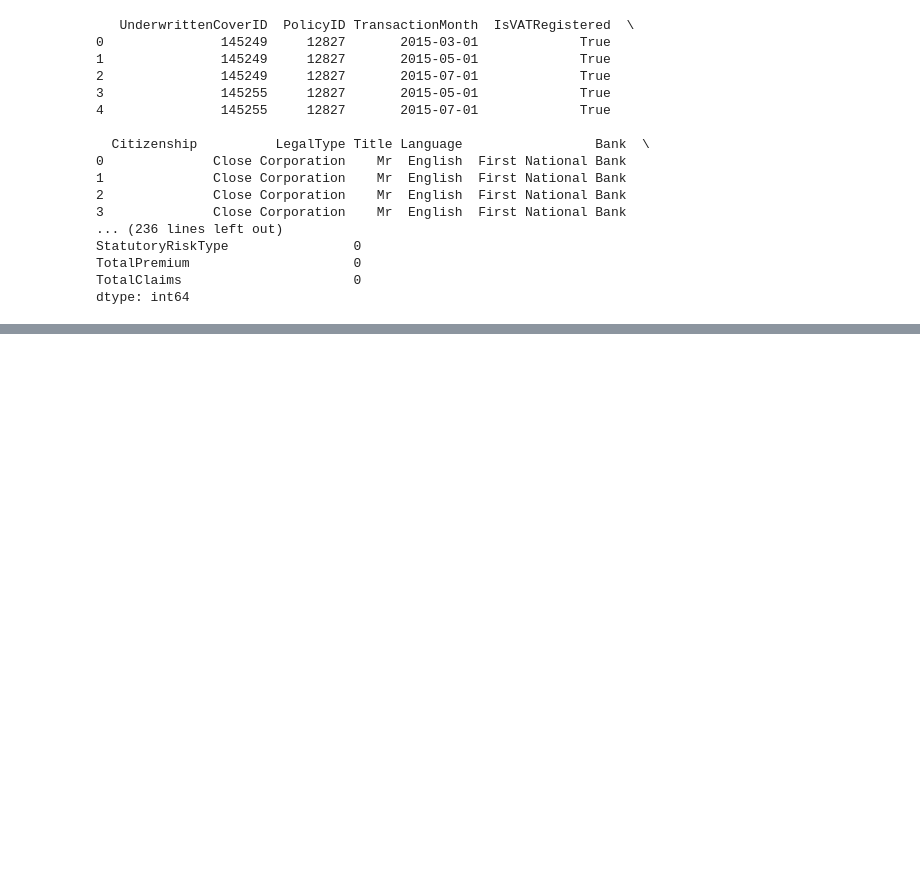
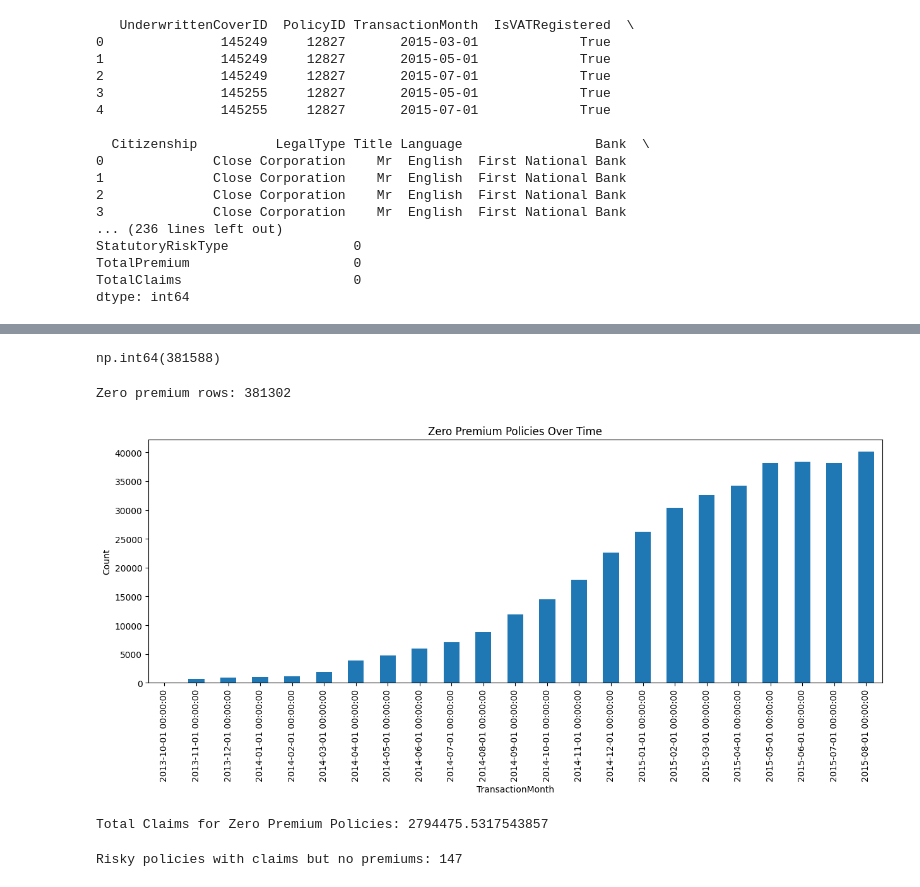
Before and after one commit to AmhaBK/insurance-risk-analytics, a Jupyter notebook: notebooks/eda.ipynb, the cells around one changed output, grey strips where cells are left out. Drawn from its saved outputs; the diff is of its cells as text; code cells hidden in the pictures; blank space fills up the shorter version.

Commit message:
Completed EDA with loss ratio analysis and visualizations

```diff
--- a/notebooks/eda.ipynb
+++ b/notebooks/eda.ipynb
@@ -105,4 +105,40 @@ df.describe(include='all').T
 | TotalPremium | 999546.0 | NaN | NaN | NaN | 61.372315 | -782.576754 | 0.0 | 2.179737 | 21.929825 | 2253.507281 | 157.013943 |
 | TotalClaims | 999546.0 | NaN | NaN | NaN | 64.340071 | -12002.412281 | 0.0 | 0.0 | 0.0 | 393092.105263 | 2369.564716 |
 # %%
-df['LossRatio'] = df['TotalClaims'] / df['TotalPremium']
+# Calculate Loss ratio
+
+import numpy as np
+
+df['LossRatio'] = np.where(
+    df['TotalPremium'] > 0,
+    df['TotalClaims'] / df['TotalPremium'],
+    np.nan  # don't compute if no revenue
+)
+
+df['LossRatio'].isna().sum()
+# %% [output]
+np.int64(381588)
+# %%
+# Number of rows with zero premiums
+zero_premium_rows = df[df['TotalPremium'] == 0]
+print(f"Zero premium rows: {len(zero_premium_rows)}")
+# %% [output]
+Zero premium rows: 381302
+# %%
+# Plot for zero premiums over time
+
+import matplotlib.pyplot as plt
+
+df[df['TotalPremium'] == 0]['TransactionMonth'].value_counts().sort_index().plot(kind='bar', figsize=(15,5))
+plt.title('Zero Premium Policies Over Time')
+plt.ylabel('Count')
+plt.show()
+# %% [output]
+[figure, added]
+# %%
+# Total claims for zero premiums
+
+zero_claims = df[df['TotalPremium'] == 0]['TotalClaims'].sum()
+print(f"Total Claims for Zero Premium Policies: {zero_claims}")
+# %% [output]
+Total Claims for Zero Premium Policies: 2794475.5317543857
@@ -108,0 +149,7 @@ df['LossRatio'] = df['TotalClaims'] / df['TotalPremium']
+# %%
+# Risky policies with claims but no premiums
+
+df_risky = df[(df['TotalPremium'] == 0) & (df['TotalClaims'] > 0)]
+print(f"Risky policies with claims but no premiums: {len(df_risky)}")
+# %% [output]
+Risky policies with claims but no premiums: 147
```
Also changed, not shown: parts of 8 cells of this notebook.
